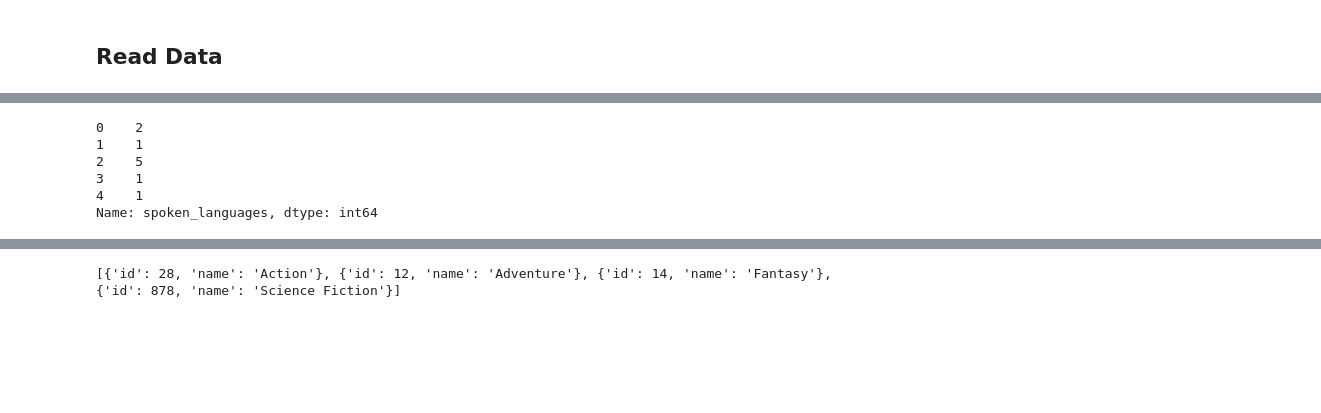
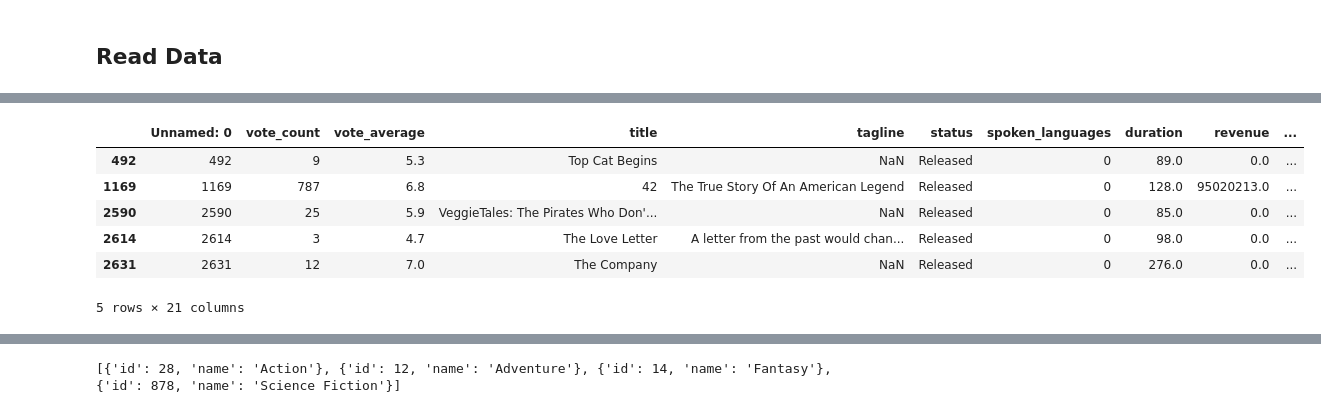
Before and after one commit to ELophem/Project_ML_2024, a Jupyter notebook: ProjectML.ipynb, the cells around one changed output, grey strips where cells are left out. Drawn from its saved outputs; the diff is of its cells as text; code cells hidden in the pictures; blank space fills up the shorter version.

```diff
--- a/ProjectML.ipynb
+++ b/ProjectML.ipynb
@@ -143,11 +122,13 @@ en
 # %%
 # Replaced spoken_languages with the number of languages spoken
 data_read['spoken_languages'] = data_read['spoken_languages'].apply(lambda x: len(x))
-data_read['spoken_languages'].head()
+#Some still have missing spoken languages
+data_read[data_read['spoken_languages'] == 0].head()
 # %% [output]
+|  | Unnamed: 0 | vote_count | vote_average | title | tagline | status | spoken_languages | duration | revenue | ... |
+| 492 | 492 | 9 | 5.3 | Top Cat Begins | NaN | Released | 0 | 89.0 | 0.0 | ... |
+| 1169 | 1169 | 787 | 6.8 | 42 | The True Story Of An American Legend | Released | 0 | 128.0 | 95020213.0 | ... |
+| 2590 | 2590 | 25 | 5.9 | VeggieTales: The Pirates Who Don'... | NaN | Released | 0 | 85.0 | 0.0 | ... |
+| 2614 | 2614 | 3 | 4.7 | The Love Letter | A letter from the past would chan... | Released | 0 | 98.0 | 0.0 | ... |
+| 2631 | 2631 | 12 | 7.0 | The Company | NaN | Released | 0 | 276.0 | 0.0 | ... |
-0    2
-1    1
-2    5
-3    1
-4    1
-Name: spoken_languages, dtype: int64
+5 rows × 21 columns
```
Also changed, not shown: parts of 23 cells of this notebook.
